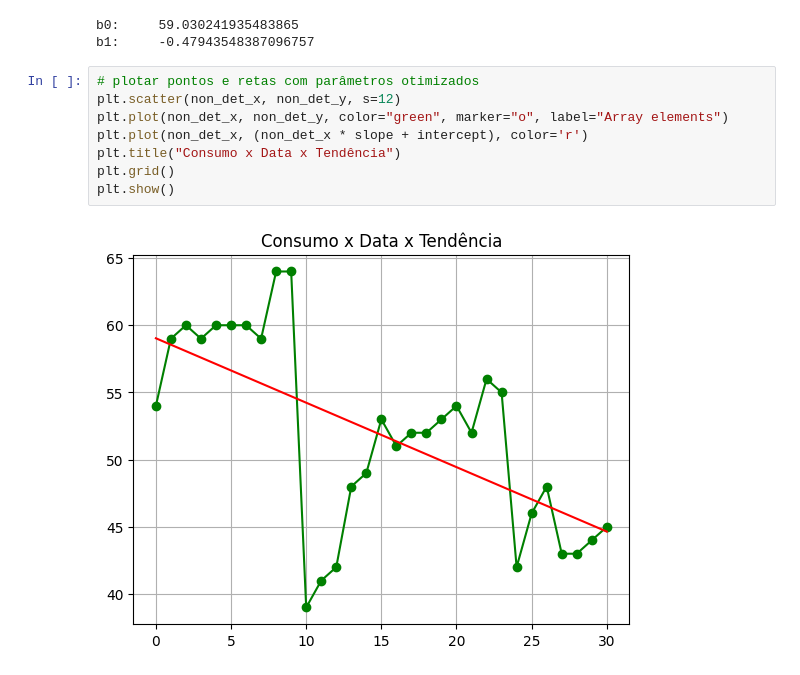
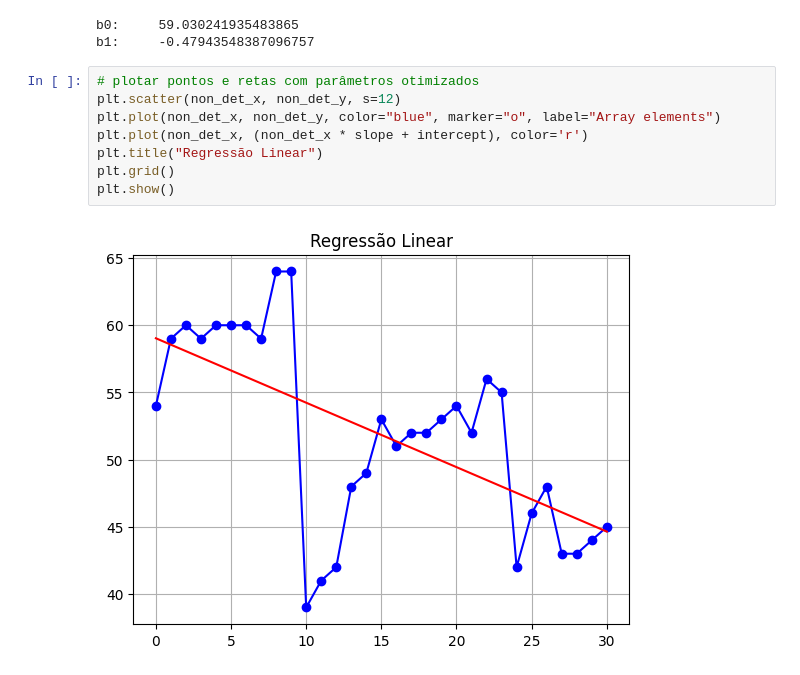
Before and after one commit to Bmartins25/-Supervised_Linear_Regression, a Jupyter notebook: Regression_Linear_Bruno.ipynb, the cells around one changed output. Cells and saved outputs as stored; diff of their text form.

```diff
--- a/Regression_Linear_Bruno.ipynb
+++ b/Regression_Linear_Bruno.ipynb
@@ -118,10 +118,10 @@ b1:     -0.47943548387096757
 # %%
 # plotar pontos e retas com parâmetros otimizados
 plt.scatter(non_det_x, non_det_y, s=12)
-plt.plot(non_det_x, non_det_y, color="green", marker="o", label="Array elements")
+plt.plot(non_det_x, non_det_y, color="blue", marker="o", label="Array elements")
 plt.plot(non_det_x, (non_det_x * slope + intercept), color='r')
-plt.title("Consumo x Data x Tendência")
+plt.title("Regressão Linear")
 plt.grid()
 plt.show()
 # %% [output]
-[figure, old version]
+[figure, new version]
```
